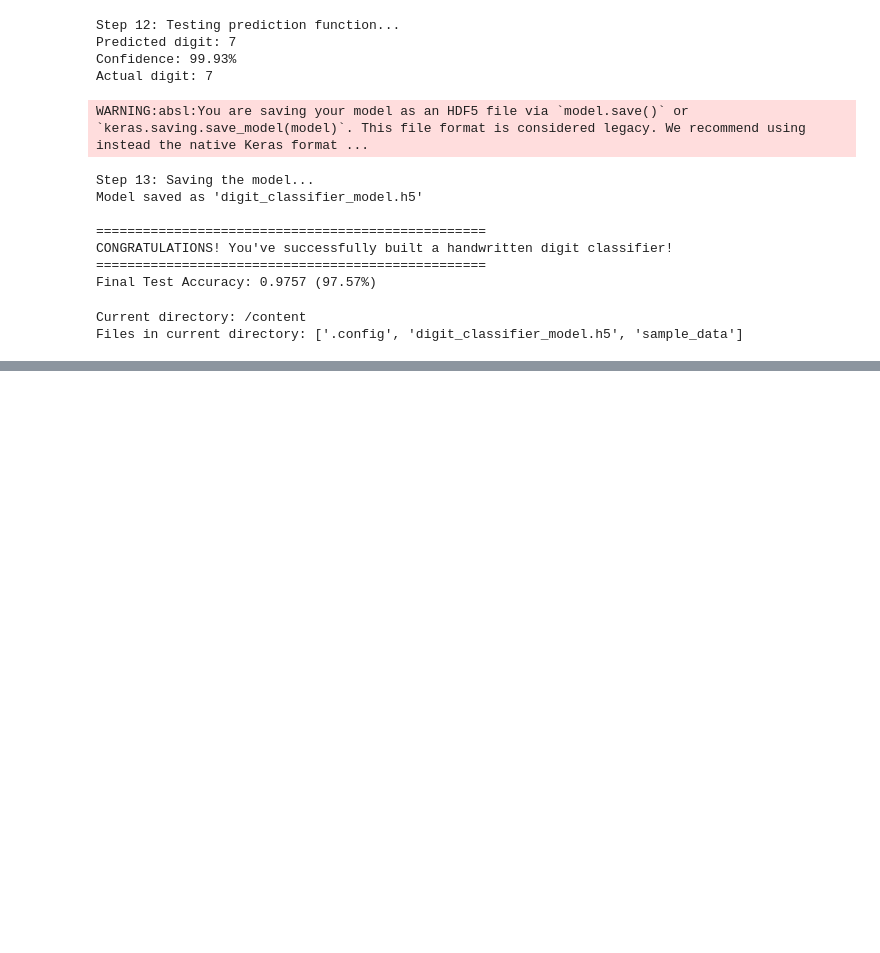
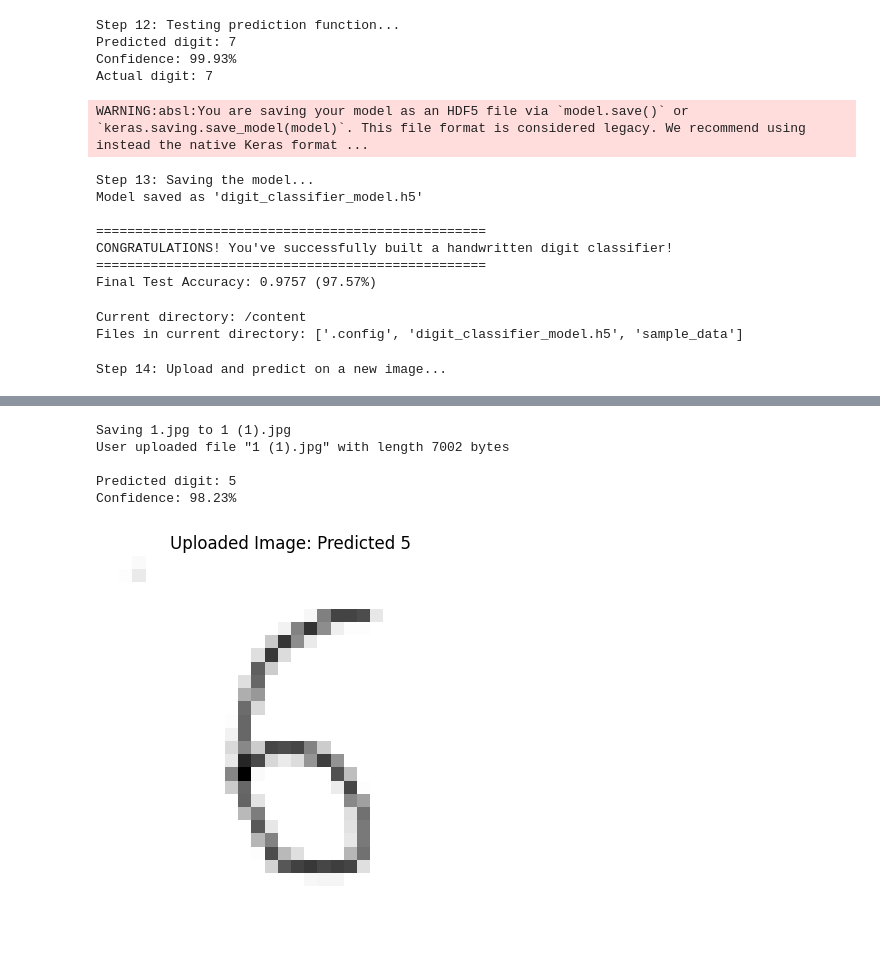
Before and after one commit to mrinalsarkar1999/Simple-web-pages-for-practice, a Jupyter notebook: HandGestures.ipynb, the cells around one changed output, grey strips where cells are left out. Cells and saved outputs as stored; diff of their text form; code cells hidden in the pictures; blank space fills up the shorter version.

```diff
--- a/HandGestures.ipynb
+++ b/HandGestures.ipynb
@@ -294,3 +286,39 @@ print("Files in current directory:", os.listdir())
 # %% [output]
 Current directory: /content
 Files in current directory: ['.config', 'digit_classifier_model.h5', 'sample_data']
+# %%
+from google.colab import files
+from PIL import Image
+import io
+import numpy as np
+
+print("Step 14: Upload and predict on a new image...")
+
+uploaded = files.upload()
+
+for fn in uploaded.keys():
+    print('User uploaded file "{name}" with length {length} bytes'.format(
+        name=fn, length=len(uploaded[fn])))
+
+    # Read image from bytes
+    img = Image.open(io.BytesIO(uploaded[fn])).convert('L') # Convert to grayscale
+
+    # Resize image to 28x28
+    img_resized = img.resize((28, 28))
+
+    # Convert image to numpy array and normalize
+    img_array = np.array(img_resized)
+
+    # Use the predict_digit function
+    predicted_digit, confidence = predict_digit(img_array)
+
+    print(f"\nPredicted digit: {predicted_digit}")
+    print(f"Confidence: {confidence:.2f}%")
+
+    # Display the uploaded image
+    plt.imshow(img_resized, cmap='gray')
+    plt.title(f'Uploaded Image: Predicted {predicted_digit}')
+    plt.axis('off')
+    plt.show()
+# %% [output]
+Step 14: Upload and predict on a new image...
@@ -296,0 +326,6 @@ Files in current directory: ['.config', 'digit_classifier_model.h5', 'sample_dat
+Saving 1.jpg to 1 (1).jpg
+User uploaded file "1 (1).jpg" with length 7002 bytes
+
+Predicted digit: 5
+Confidence: 98.23%
+[figure, added]
```
Also changed, not shown: parts of 8 cells of this notebook.
